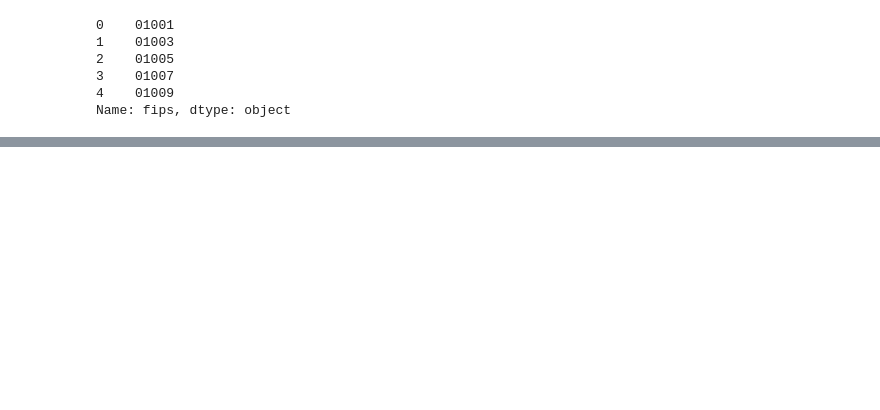
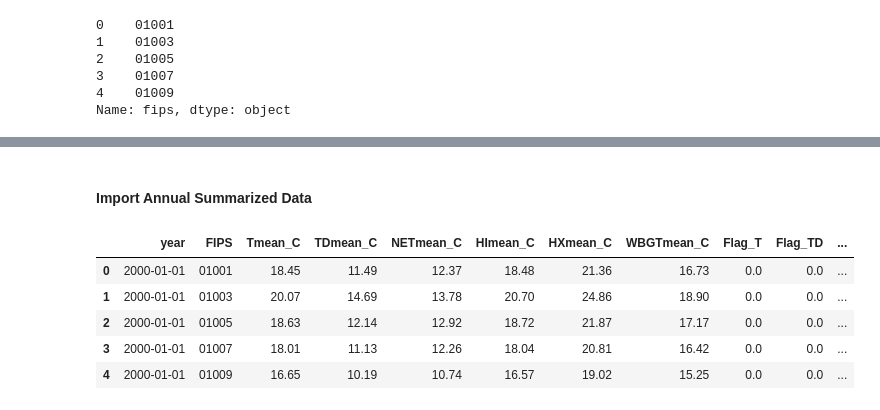
Before and after one commit to farahmalik11/project-5, a Jupyter notebook: time_series.ipynb, the cells around one changed output, grey strips where cells are left out. Cells and saved outputs as stored; diff of their text form; code cells hidden in the pictures; blank space fills up the shorter version.

```diff
--- a/time_series.ipynb
+++ b/time_series.ipynb
@@ -84,0 +112,17 @@ mon.head()
+# %% [markdown]
+#### Import Annual Summarized Data
+# %%
+year = pd.read_csv('clean-data/Temp_Drought_Combo.csv', dtype= {'FIPS' : str})
+year.drop(columns = 'Unnamed: 0', inplace = True)
+year['year'] = pd.to_datetime(year['year'].astype(str))
+year['FIPS'] = year['FIPS'].str.rjust(5,'0')
+# year.set_index('year', inplace = True)
+# %%
+year.head()
+# %% [output]
+|  | year | FIPS | Tmean_C | TDmean_C | NETmean_C | HImean_C | HXmean_C | WBGTmean_C | Flag_T | Flag_TD | ... |
+| 0 | 2000-01-01 | 01001 | 18.45 | 11.49 | 12.37 | 18.48 | 21.36 | 16.73 | 0.0 | 0.0 | ... |
+| 1 | 2000-01-01 | 01003 | 20.07 | 14.69 | 13.78 | 20.70 | 24.86 | 18.90 | 0.0 | 0.0 | ... |
+| 2 | 2000-01-01 | 01005 | 18.63 | 12.14 | 12.92 | 18.72 | 21.87 | 17.17 | 0.0 | 0.0 | ... |
+| 3 | 2000-01-01 | 01007 | 18.01 | 11.13 | 12.26 | 18.04 | 20.81 | 16.42 | 0.0 | 0.0 | ... |
+| 4 | 2000-01-01 | 01009 | 16.65 | 10.19 | 10.74 | 16.57 | 19.02 | 15.25 | 0.0 | 0.0 | ... |
```
Also changed, not shown: parts of 21 cells of this notebook, 12 other files.
